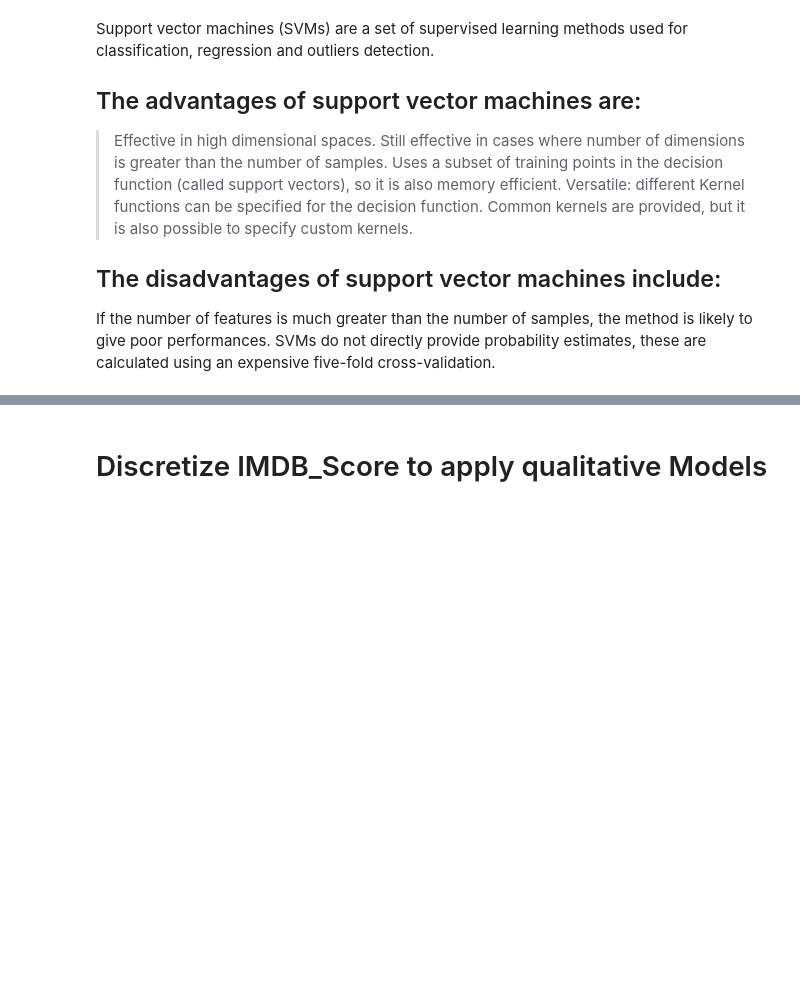
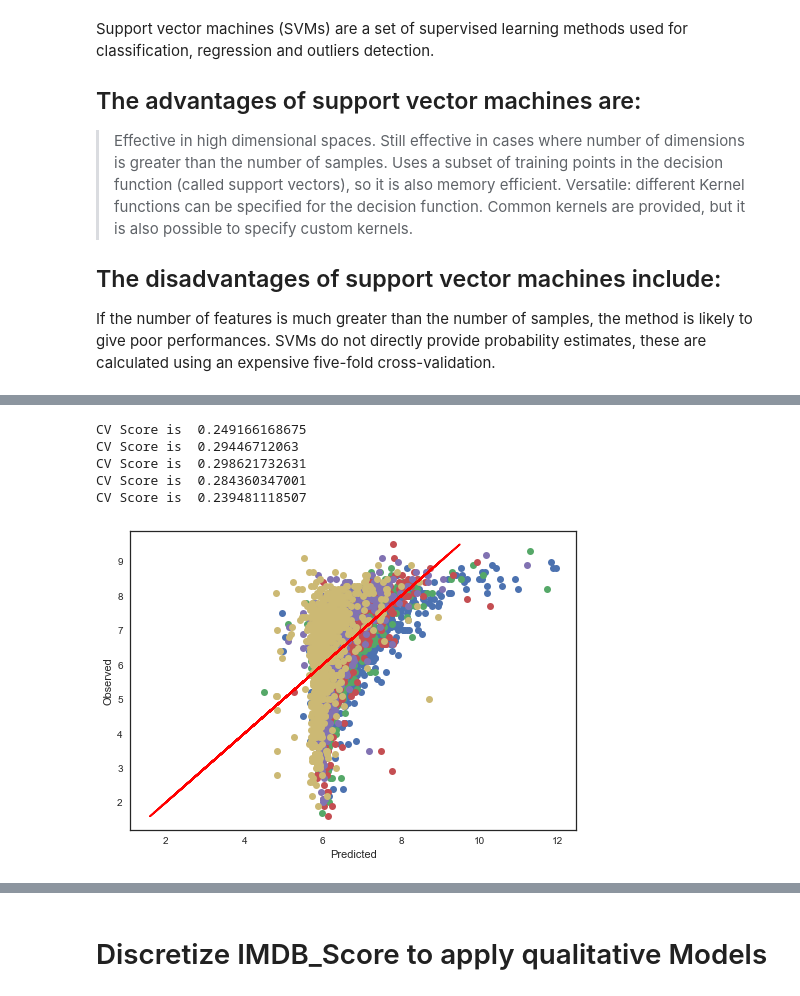
Before and after one commit to chatkausik/First-Capstone-Project, a Jupyter notebook: Capstone_1_movierecmnd_iter_1.ipynb, the cells around one changed output, grey strips where cells are left out. Cells and saved outputs as stored; diff of their text form; code cells hidden in the pictures; blank space fills up the shorter version.

```diff
--- a/Capstone_1_movierecmnd_iter_1.ipynb
+++ b/Capstone_1_movierecmnd_iter_1.ipynb
@@ -946,0 +1030,10 @@ Variance score: 0.02
+# %%
+#Ridge Regression Accuracy is 30% with cross validation
+cv_score(rr)
+# %% [output]
+CV Score is  0.249166168675
+CV Score is  0.29446712063
+CV Score is  0.298621732631
+CV Score is  0.284360347001
+CV Score is  0.239481118507
+[figure, added]
```
Also changed, not shown: parts of 88 cells of this notebook.
